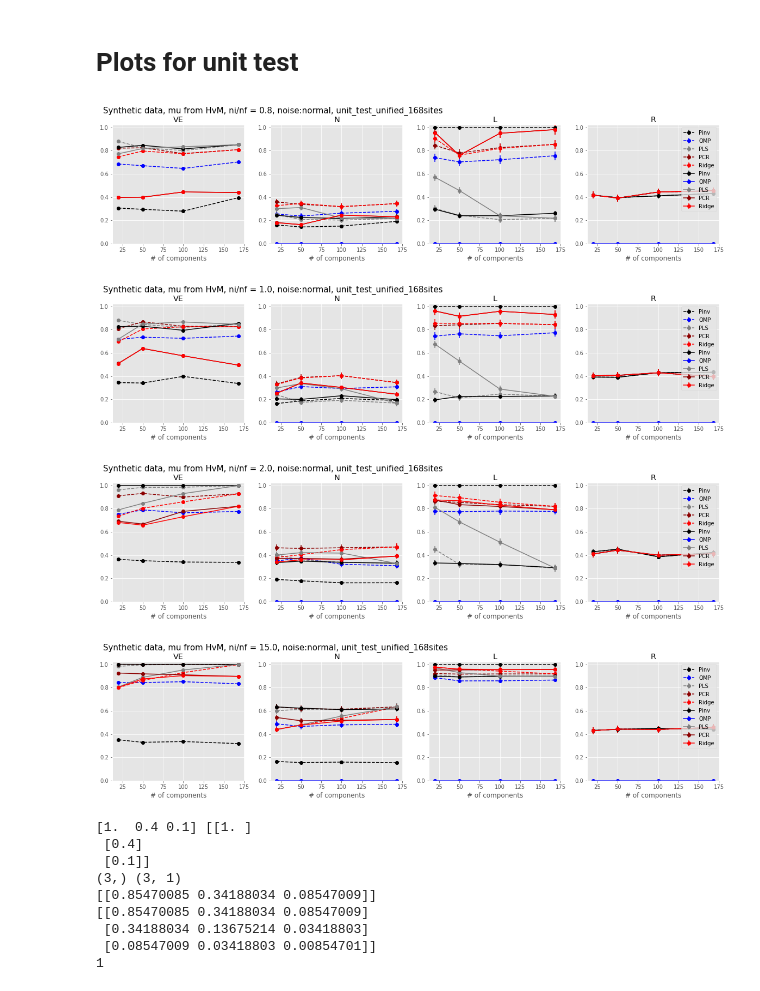
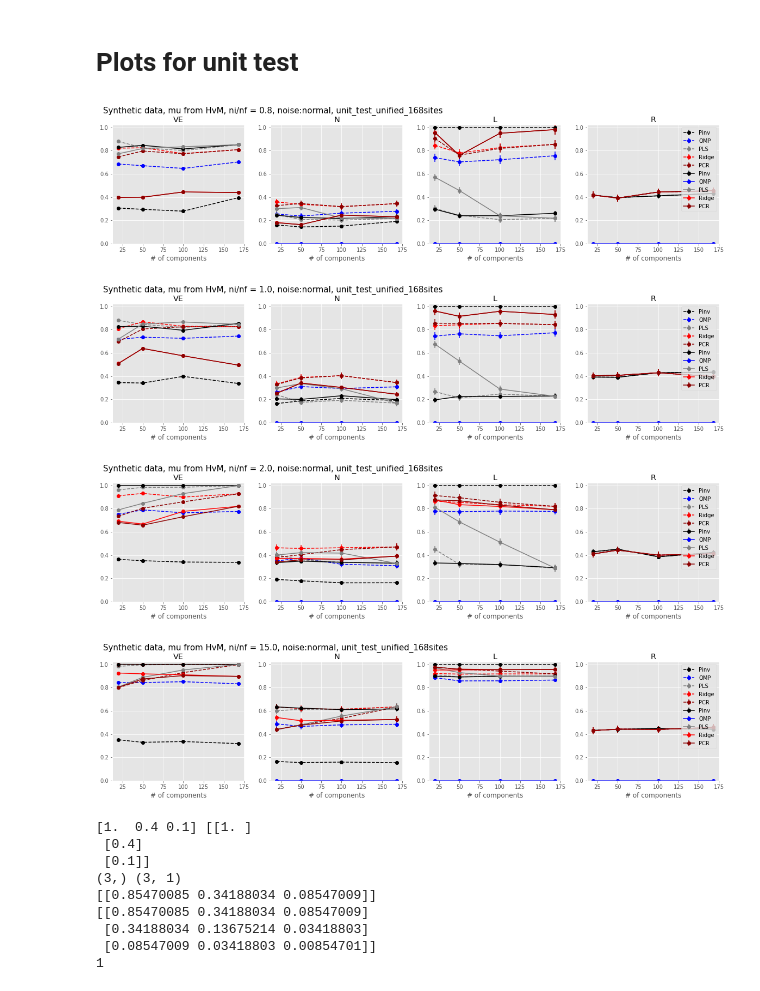
Before and after one commit to issalab/Mapping, a Jupyter notebook: unit test plots.ipynb, the cells around one changed output. Saved outputs shown, nothing was run; the diff lists cells and outputs as text; code cells hidden in the pictures.

Commit message:
plot labels

```diff
--- a/unit test plots.ipynb
+++ b/unit test plots.ipynb
@@ -212,8 +212,8 @@ for imag_feat_ratio in [0.8,1,2, 15]:
     # Plot figures
 
 
-    reg_methods_labels = ['Pinv','OMP','PLS','PCR','Ridge']
-    colors = ['k','b','gray','DarkRed','red']
+    reg_methods_labels = ['Pinv','OMP','PLS','Ridge','PCR']
+    colors = ['k','b','gray', 'red','DarkRed']
     n_regs = len(reg_methods)
     fig, axes = plt.subplots(nrows=1, ncols=4, figsize=[20, 4])
 
@@ -233,37 +233,37 @@ for imag_feat_ratio in [0.8,1,2, 15]:
     axes[1].set_title('N')
 
     [axes[1].errorbar(n_components_range, Narraysite[:, itrace], yerr= NarraysiteStd[:, itrace], marker='o',ls='--', color=colors[itrace], label=reg_methods_labels[itrace]) for itrace in range(n_regs+1)]
 
     [axes[1].errorbar(n_components_range, Narraypop[:, itrace], yerr=NarraypopStd[:, itrace], marker='o', color=colors[itrace], label=reg_methods_labels[itrace]) for itrace in range(n_regs+1)]
 
 
     axes[2].set_title('L')
 
     [axes[2].errorbar(n_components_range, Larraysite[:, itrace], yerr=LarraysiteStd[:, itrace], marker='o',ls='--', color=colors[itrace], label=reg_methods_labels[itrace]) for itrace in range(n_regs+1)]
 
     [axes[2].errorbar(n_components_range, Larraypop[:, itrace], yerr=LarraypopStd[:, itrace], marker='o', color=colors[itrace], label=reg_methods_labels[itrace]) for itrace in range(n_regs+1)]
 
     axes[3].set_title('R')
 
     [axes[3].errorbar(n_components_range, Rarraysite[:, itrace], yerr=RarraysiteStd[:, itrace], marker='o',ls='--', color=colors[itrace], label=reg_methods_labels[itrace]) for itrace in range(n_regs+1)]
 
     [axes[3].errorbar(n_components_range, Rarraypop[:, itrace], yerr=RarraypopStd[:, itrace],  marker='o', color=colors[itrace], label=reg_methods_labels[itrace]) for itrace in range(n_regs+1)]
 
     [ax.set_xlabel('# of components') for ax in axes]
     axes[3].legend()
 
 
     #title = 'Model %s, Data %s'%('conv5', 'IT')
     title = 'Synthetic data, mu from HvM, ni/nf = %0.1f, noise:%s, %s'%(ni/nf,noise_dist, purpose_of_this_run)
     axes[0].text(1,1.12, title, fontsize=15)
 
     fig.savefig(resultdir+'UnitTest_summary_SweepNumComponents_nitonf%s_%s_%s_SB%s_%s.png'%(ni/nf,reg_methods, reg_params_list, spearman_brown, purpose_of_this_run), dpi=300)
     fig.savefig(resultdir+'UnitTest_summary_SweepNumComponents_nitonf%s%s_%s_SB%s_%s.pdf'%(ni/nf,reg_methods, reg_params_list, spearman_brown, purpose_of_this_run), dpi=300)
 # %% [output]
-[figure, old version]
+[figure, new version]
-[figure, old version]
+[figure, new version]
-[figure, old version]
+[figure, new version]
-[figure, old version]
+[figure, new version]
 # %%
 a = np.array([1, 0.4, 0.1])
 a_ext = a[:, np.newaxis]
```
